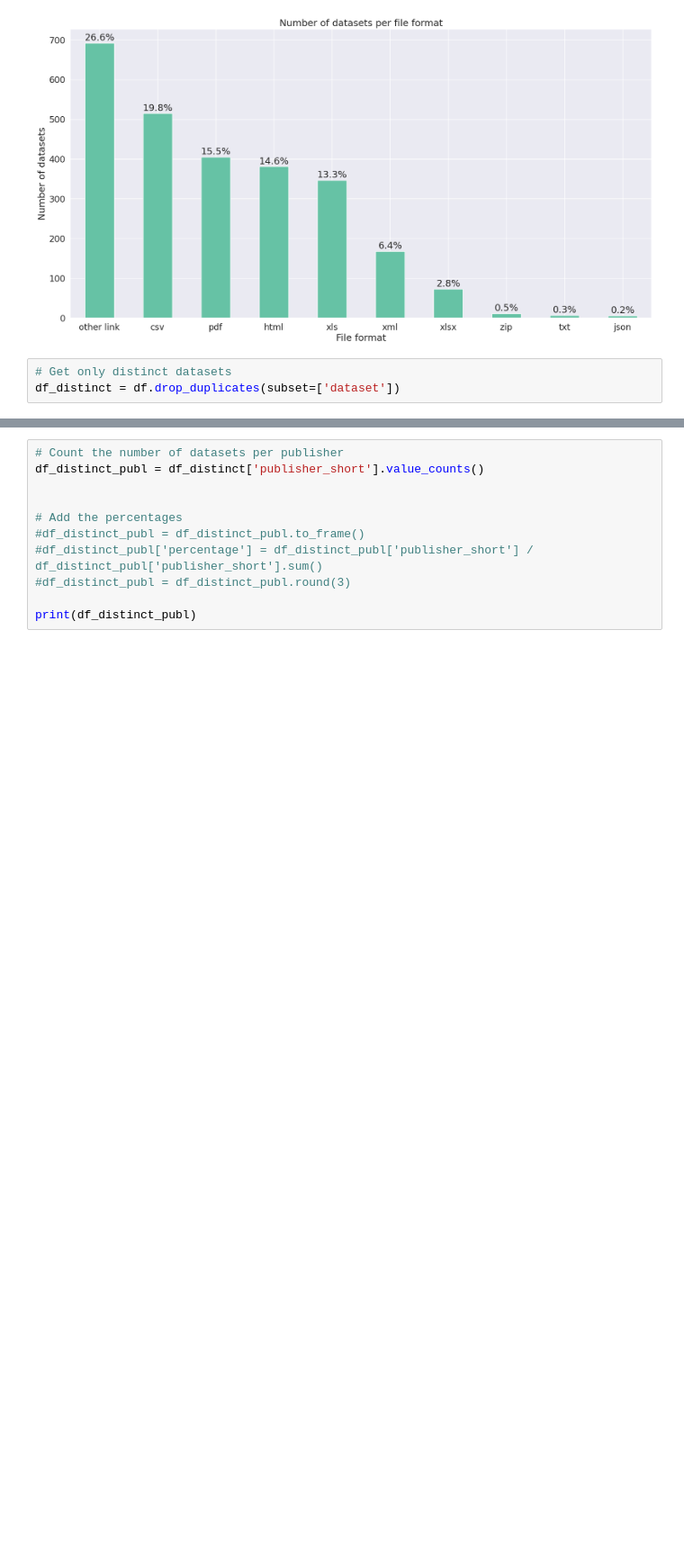
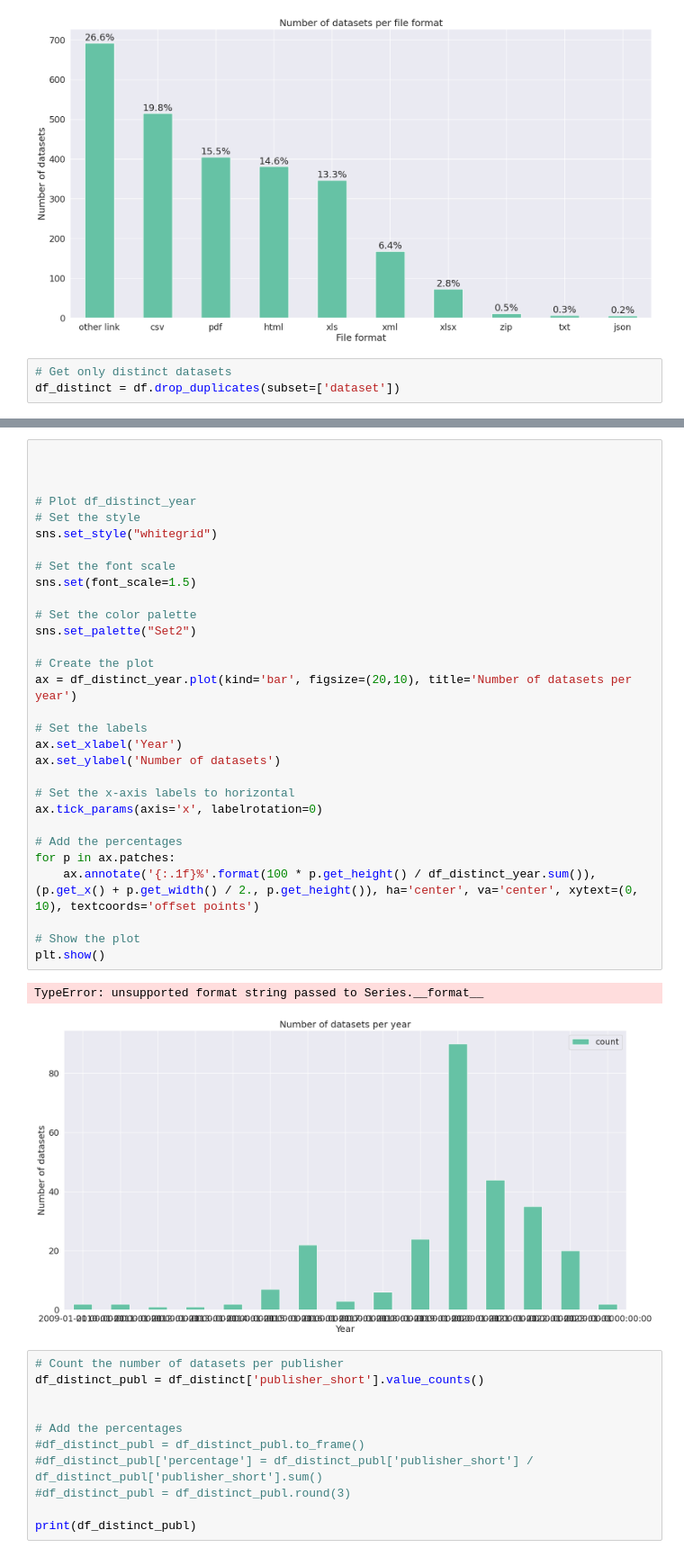
Before and after one commit to DataLab-BMWK/bm-govdata-py, a Jupyter notebook: notebooks/govdata.ipynb, the cells around one changed output, grey strips where cells are left out. Shown: that part at 90% size. Drawn from its saved outputs; the diff is of its cells as text; blank space fills up the shorter version.

```diff
--- a/notebooks/govdata.ipynb
+++ b/notebooks/govdata.ipynb
@@ -150,3 +221,36 @@ df_distinct = df.drop_duplicates(subset=['dataset'])
+# %%
+
+
+
+# Plot df_distinct_year
+# Set the style
+sns.set_style("whitegrid")
+
+# Set the font scale
+sns.set(font_scale=1.5)
+
+# Set the color palette
+sns.set_palette("Set2")
+
+# Create the plot
+ax = df_distinct_year.plot(kind='bar', figsize=(20,10), title='Number of datasets per year')
+
+# Set the labels
+ax.set_xlabel('Year')
+ax.set_ylabel('Number of datasets')
+
+# Set the x-axis labels to horizontal
+ax.tick_params(axis='x', labelrotation=0)
+
+# Add the percentages
+for p in ax.patches:
+    ax.annotate('{:.1f}%'.format(100 * p.get_height() / df_distinct_year.sum()), (p.get_x() + p.get_width() / 2., p.get_height()), ha='center', va='center', xytext=(0, 10), textcoords='offset points')
+
+# Show the plot
+plt.show()
+# %% [output]
+TypeError: unsupported format string passed to Series.__format__
+[figure, added]
 # %%
 # Count the number of datasets per publisher
 df_distinct_publ = df_distinct['publisher_short'].value_counts()
```
Also changed, not shown: parts of 3 cells of this notebook, 1 other file.
